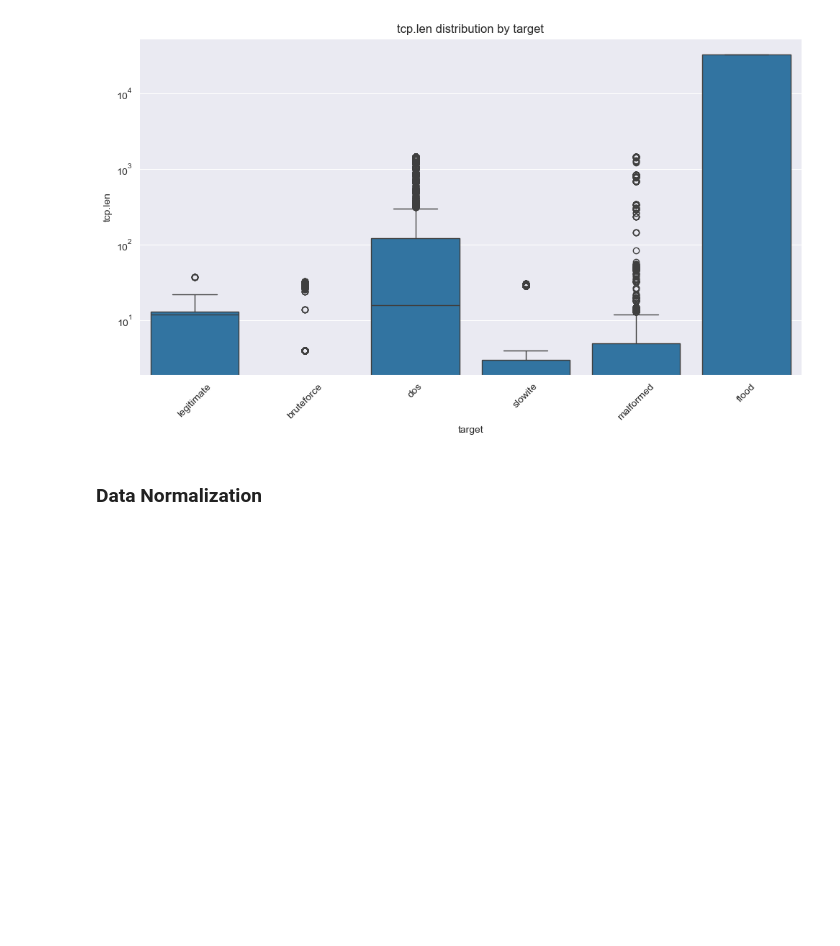
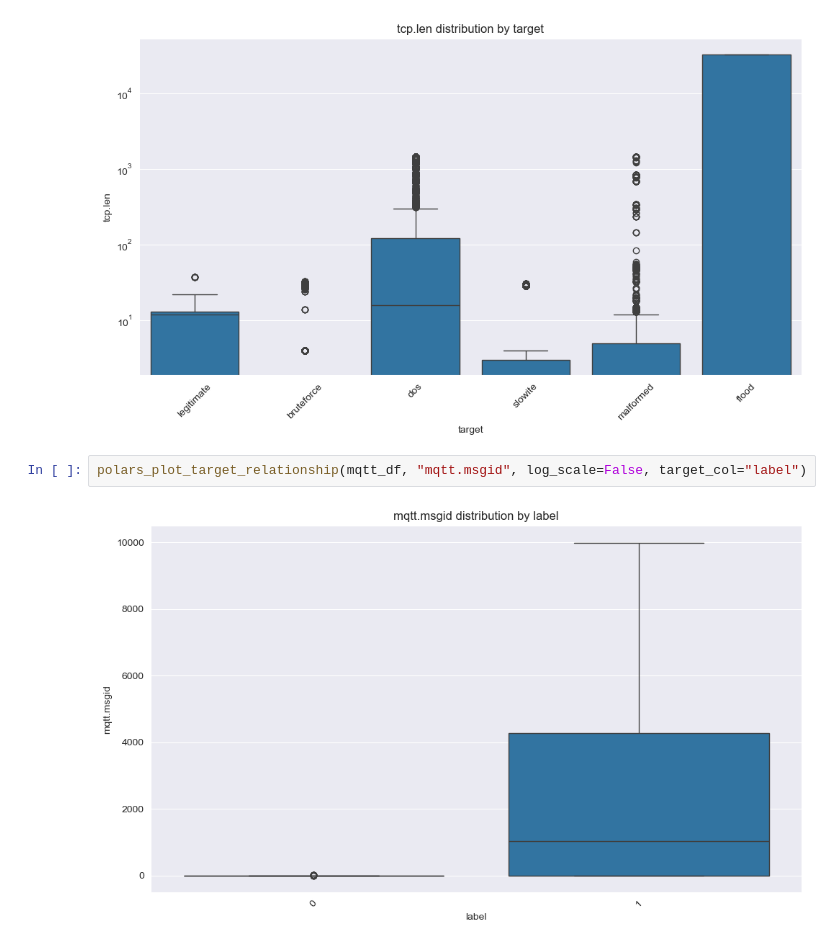
Before and after one commit to ayenifola/FINAL-YEAR-PROJECT, a Jupyter notebook: notebooks/00-exploratory-data-analysis.ipynb, the cells around one changed output. Cells and saved outputs as stored; diff of their text form; blank space fills up the shorter version.

```diff
--- a/notebooks/00-exploratory-data-analysis.ipynb
+++ b/notebooks/00-exploratory-data-analysis.ipynb
@@ -494,5 +507,7 @@ polars_plot_target_relationship(mqtt_df, "tcp.flags", log_scale=True)
 polars_plot_target_relationship(mqtt_df, "tcp.len", log_scale=True)
 # %% [output]
 [figure]
-# %% [markdown]
-### Data Normalization
+# %%
+polars_plot_target_relationship(mqtt_df, "mqtt.msgid", log_scale=False, target_col="label")
+# %% [output]
+[figure, added]
```
Also changed, not shown: parts of 17 cells of this notebook, 11 other files.
